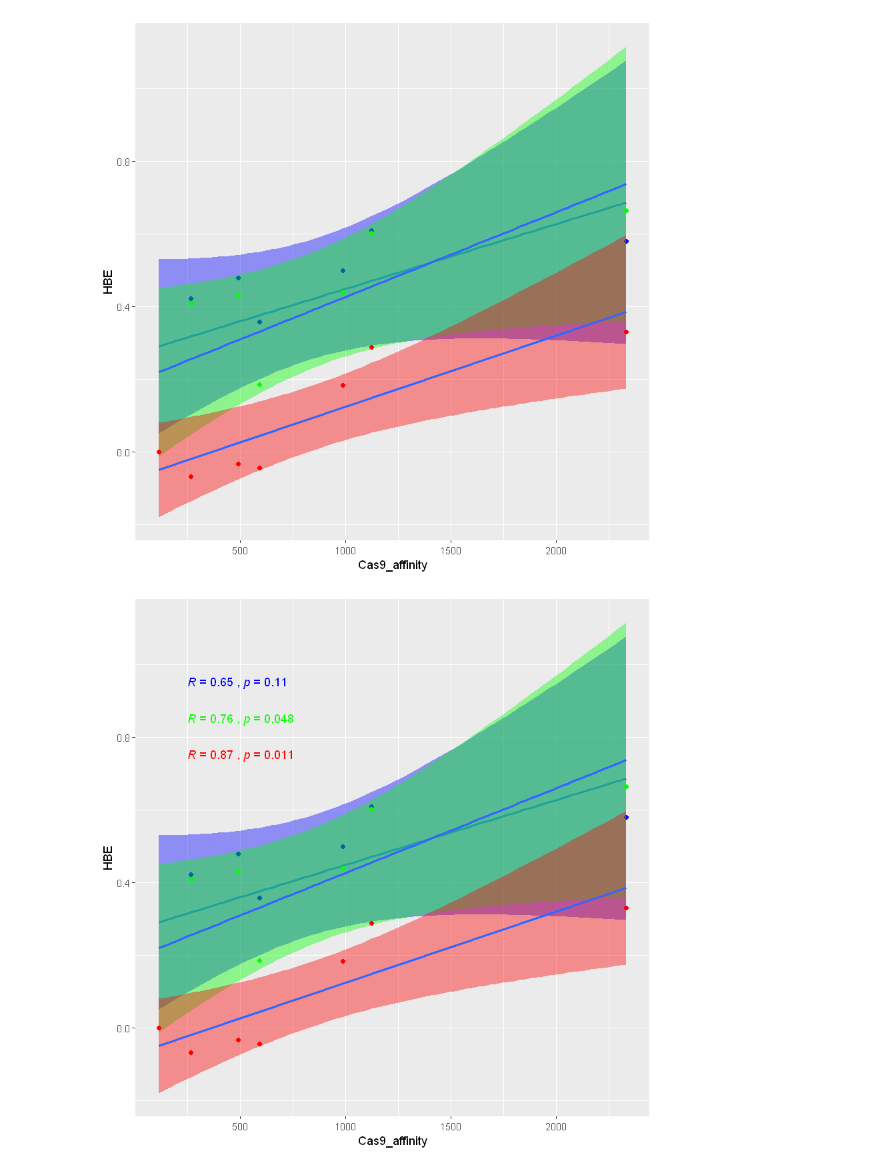
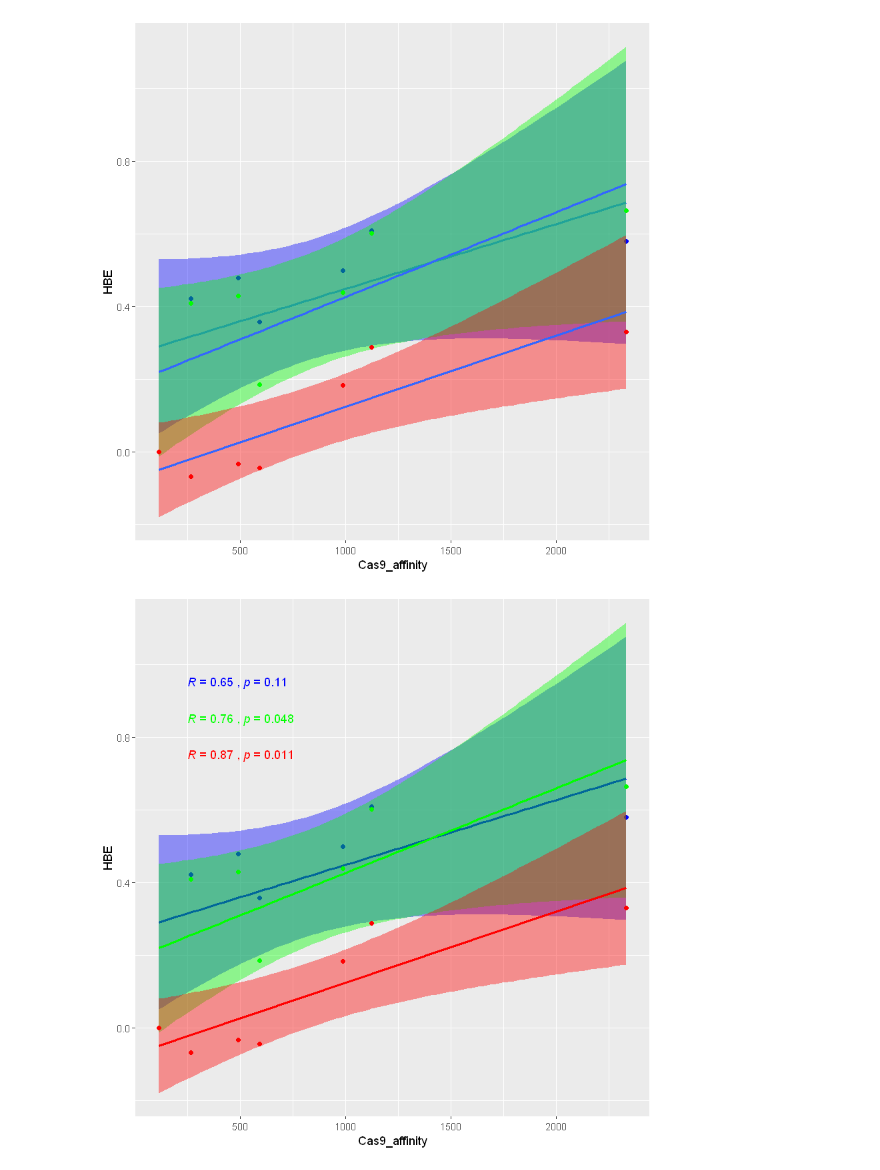
Before and after one commit to YichaoOU/HemTools, a Jupyter notebook: docs/jupyter_notebooks/ggplot2.correlation.ipynb, the cells around one changed output. Cells and saved outputs as stored; diff of their text form; code cells hidden in the pictures.

```diff
--- a/docs/jupyter_notebooks/ggplot2.correlation.ipynb
+++ b/docs/jupyter_notebooks/ggplot2.correlation.ipynb
@@ -33,14 +30,14 @@ geom_point(data = subset(df, cat %in% c("HBB")),color="red")
 # %%
 library(ggplot2)
 ggplot(df,aes(x = Cas9_affinity, y = HBE)) +
-geom_smooth(data = subset(df, cat %in% c("HBE")),fill="blue",method='lm')+
+geom_smooth(data = subset(df, cat %in% c("HBE")),fill="blue",color="blue",method='lm')+
 geom_point(data = subset(df, cat %in% c("HBE")),color="blue")+
 stat_cor(data = subset(df, cat %in% c("HBE")),method = "pearson", label.x = 250, label.y = 0.95,color="blue")+
-geom_smooth(data = subset(df, cat %in% c("HBG")),fill="green",method='lm')+
+geom_smooth(data = subset(df, cat %in% c("HBG")),fill="green",color="green",method='lm')+
 geom_point(data = subset(df, cat %in% c("HBG")),color="green")+
 stat_cor(data = subset(df, cat %in% c("HBG")),method = "pearson", label.x = 250, label.y = 0.85,color="green")+
-geom_smooth(data = subset(df, cat %in% c("HBB")),fill="red",method='lm')+
+geom_smooth(data = subset(df, cat %in% c("HBB")),fill="red",color="red",method='lm')+
 geom_point(data = subset(df, cat %in% c("HBB")),color="red")+
 stat_cor(data = subset(df, cat %in% c("HBB")),method = "pearson", label.x = 250, label.y = 0.75,color="red")
 # %% [output]
-[figure, old version]
+[figure, new version]
```
Also changed, not shown: parts of 2 cells of this notebook.
